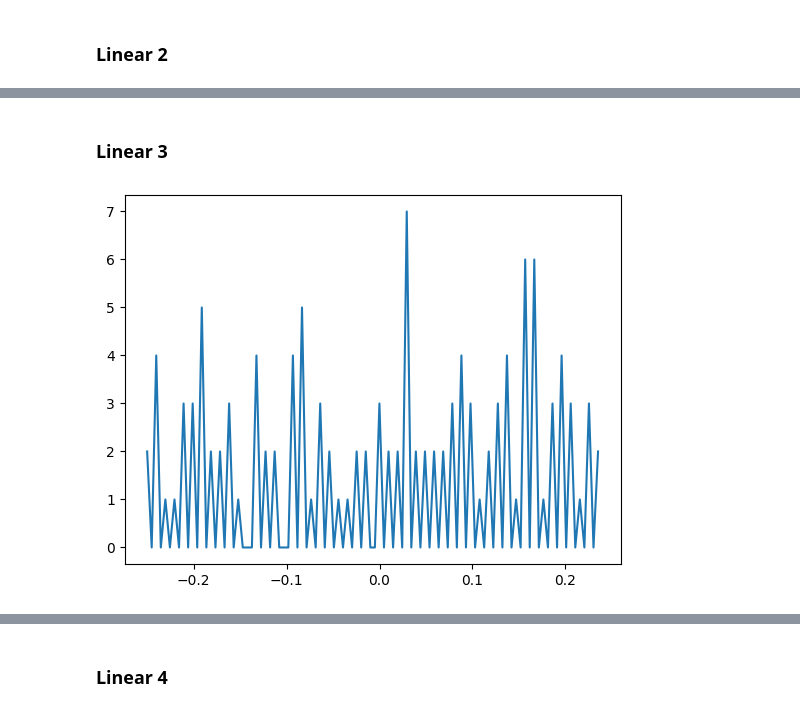
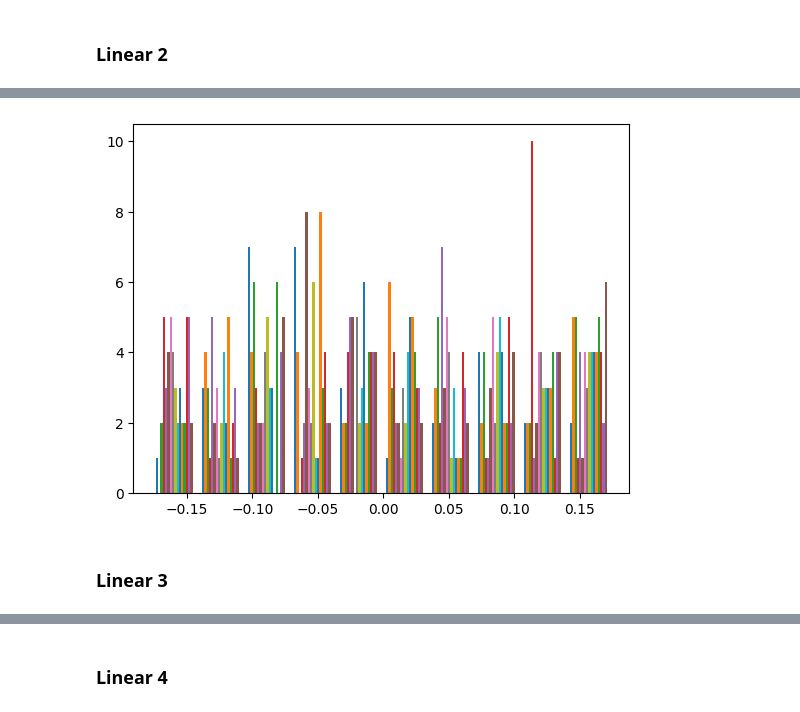
Before and after one commit to Erickllino/Neural_Network, a Jupyter notebook: IRIS.ipynb, the cells around one changed output, grey strips where cells are left out. Cells and saved outputs as stored; diff of their text form; code cells hidden in the pictures.

```diff
--- a/IRIS.ipynb
+++ b/IRIS.ipynb
@@ -573,6 +540,6 @@ hist_after_train = plt.plot(X_L2_after,y_L2_after)
+# %%
+hist_after_train = plt.hist(x2.sort()[0].round(decimals=3))
+# %% [output]
+[figure, added]
 # %% [markdown]
 ### Linear 3
-# %%
-hist_before_train = plt.plot(X_L3_before,y_L3_before)
-# %% [output]
-[figure, removed]
```
Also changed, not shown: parts of 26 cells of this notebook.
